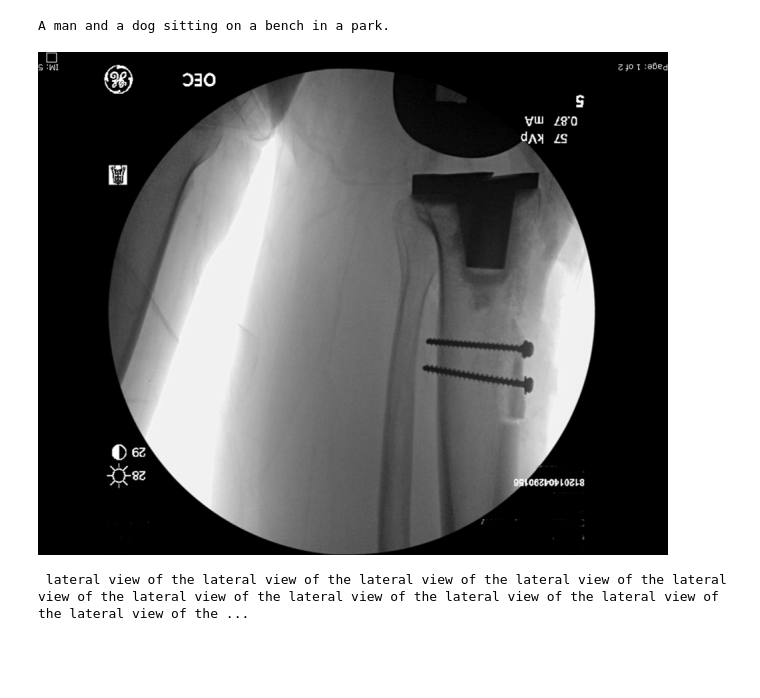
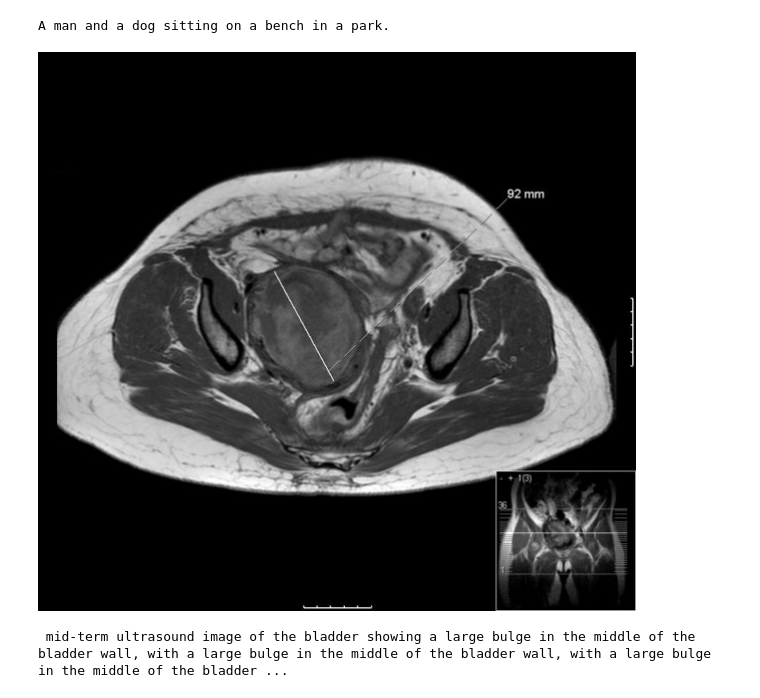
Before and after one commit to yiluzhou1/CLIP_prefix_caption, a Jupyter notebook: notebooks/transformer_inference.ipynb, the cells around one changed output. Cells and saved outputs as stored; diff of their text form; code cells hidden in the pictures; blank space fills up the shorter version.

```diff
--- a/notebooks/transformer_inference.ipynb
+++ b/notebooks/transformer_inference.ipynb
@@ -546,35 +671,35 @@ tokenizer = GPT2Tokenizer.from_pretrained("gpt2")
 model = ClipCaptionPrefix(prefix_length, clip_length=prefix_length_clip, prefix_size=prefix_dim,
                                   num_layers=num_layers, mapping_type=mapping_type)
 
-pretrained_weights_path = '../roco_train/006/roco_prefix-002.pt'
+pretrained_weights_path = '../roco_train/006/roco_prefix-019.pt'
 # Load the pretrained weights
 
 model.load_state_dict(torch.load(pretrained_weights_path, map_location=CPU))
 
 #@title Inference
 use_beam_search = True #@param {type:"boolean"}
 
-UPLOADED_FILE = '/mnt/eds_data/gitrepos/roco-dataset/data/test/radiology/images/ROCO_06843.jpg'
+UPLOADED_FILE = '/mnt/eds_data/gitrepos/roco-dataset/data/test/radiology/images/ROCO_06877.jpg'
 image = io.imread(UPLOADED_FILE)
 pil_image = PIL.Image.fromarray(image)
 #pil_img = Image(filename=UPLOADED_FILE)
 display(pil_image)
 
 device = CPU
 
 image = preprocess(pil_image).unsqueeze(0).to(device)
 with torch.no_grad():
     prefix = clip_model.encode_image(image).to(device, dtype=torch.float32)
     prefix = prefix / prefix.norm(2, -1).item()
     prefix_embed = model.clip_project(prefix).reshape(1, prefix_length, -1)
 if use_beam_search:
     generated_text_prefix = generate_beam(model, tokenizer, embed=prefix_embed)[0]
 else:
     generated_text_prefix = generate2(model, tokenizer, embed=prefix_embed)
 
 
 print('\n')
 print(generated_text_prefix)
 # %% [output]
-[figure, old version]
+[figure, new version]
- lateral view of the lateral view of the lateral view of the lateral view of the lateral view of the lateral view of the lateral view of the lateral view of the lateral view of the lateral view of the ...
+ mid-term ultrasound image of the bladder showing a large bulge in the middle of the bladder wall, with a large bulge in the middle of the bladder wall, with a large bulge in the middle of the bladder ...
```
Also changed, not shown: parts of 1 cell of this notebook.
